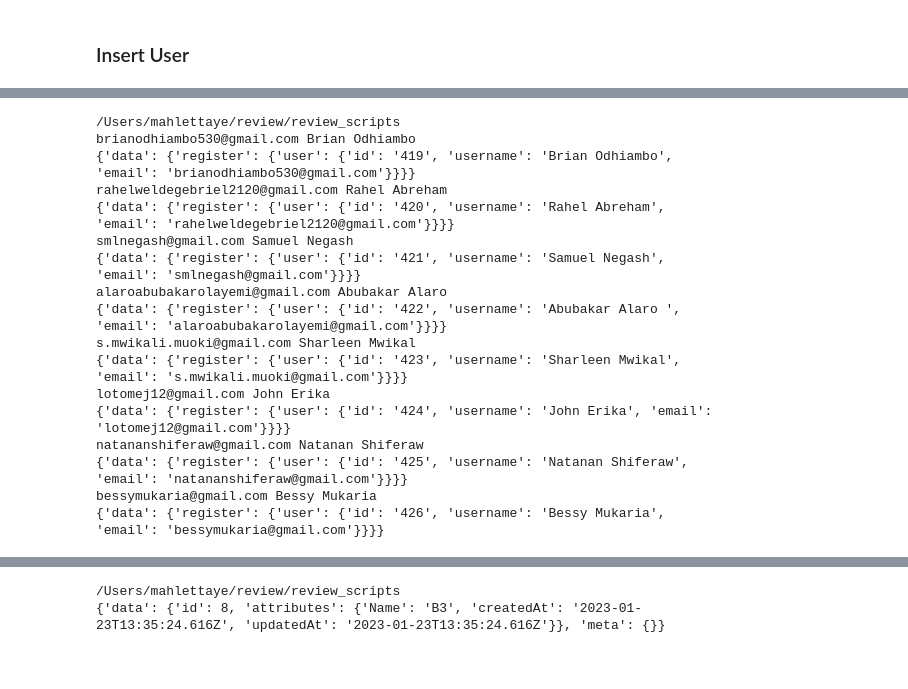
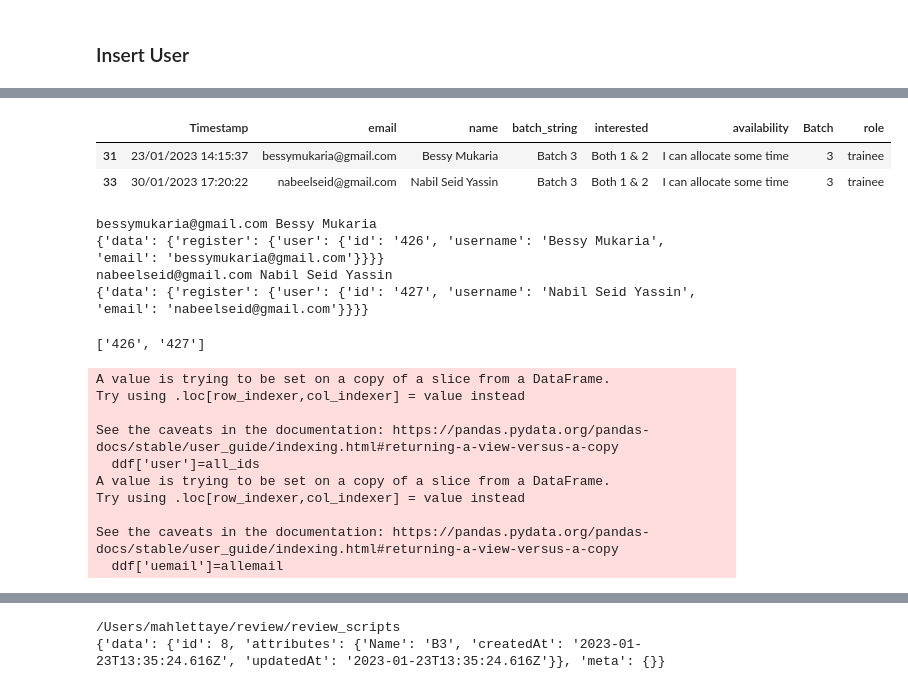
Before and after one commit to 10xac/review, a Jupyter notebook: notebooks/insert_user_for_special_challenge.ipynb, the cells around one changed output, grey strips where cells are left out. Saved outputs shown, nothing was run; the diff lists cells and outputs as text; code cells hidden in the pictures.

```diff
--- a/notebooks/insert_user_for_special_challenge.ipynb
+++ b/notebooks/insert_user_for_special_challenge.ipynb
@@ -15,6 +15,6 @@ from review_scripts import insert_users_for_special_challenge
 /Users/mahlettaye/review/review_scripts
 /Users/mahlettaye/review/review_scripts
 # %%
-iur =  insert_users_for_special_challenge.InsertUserSpecial_challenge(root="dev-cms",
+iur =  insert_users_for_special_challenge.InsertUserSpecial_challenge(root="cms",
  ssmkey="staging/strapi/token", batch=3, role="trainee")
 # %% [output]
@@ -47,23 +38,31 @@ df
+# %%
+ddf
+# %% [output]
+|  | Timestamp | email | name | batch_string | interested | availability | Batch | role |
+| 31 | 23/01/2023 14:15:37 | bessymukaria@gmail.com | Bessy Mukaria | Batch 3 | Both 1 & 2 | I can allocate some time | 3 | trainee |
+| 33 | 30/01/2023 17:20:22 | nabeelseid@gmail.com | Nabil Seid Yassin | Batch 3 | Both 1 & 2 | I can allocate some time | 3 | trainee |
 # %%
-all_ids, allemail = iur.insert_user(df=df)
+all_ids, allemail = iur.insert_user(df=ddf)
 # %% [output]
-/Users/mahlettaye/review/review_scripts
-brianodhiambo530@gmail.com Brian Odhiambo
-{'data': {'register': {'user': {'id': '419', 'username': 'Brian Odhiambo', 'email': 'brianodhiambo530@gmail.com'}}}}
-rahelweldegebriel2120@gmail.com Rahel Abreham
-{'data': {'register': {'user': {'id': '420', 'username': 'Rahel Abreham', 'email': 'rahelweldegebriel2120@gmail.com'}}}}
-smlnegash@gmail.com Samuel Negash
-{'data': {'register': {'user': {'id': '421', 'username': 'Samuel Negash', 'email': 'smlnegash@gmail.com'}}}}
-alaroabubakarolayemi@gmail.com Abubakar Alaro
-{'data': {'register': {'user': {'id': '422', 'username': 'Abubakar Alaro ', 'email': 'alaroabubakarolayemi@gmail.com'}}}}
-s.mwikali.muoki@gmail.com Sharleen Mwikal
-{'data': {'register': {'user': {'id': '423', 'username': 'Sharleen Mwikal', 'email': 's.mwikali.muoki@gmail.com'}}}}
-lotomej12@gmail.com John Erika
-{'data': {'register': {'user': {'id': '424', 'username': 'John Erika', 'email': 'lotomej12@gmail.com'}}}}
-natananshiferaw@gmail.com Natanan Shiferaw
-{'data': {'register': {'user': {'id': '425', 'username': 'Natanan Shiferaw', 'email': 'natananshiferaw@gmail.com'}}}}
 bessymukaria@gmail.com Bessy Mukaria
 {'data': {'register': {'user': {'id': '426', 'username': 'Bessy Mukaria', 'email': 'bessymukaria@gmail.com'}}}}
+nabeelseid@gmail.com Nabil Seid Yassin
+{'data': {'register': {'user': {'id': '427', 'username': 'Nabil Seid Yassin', 'email': 'nabeelseid@gmail.com'}}}}
+# %%
+all_ids
+# %% [output]
+['426', '427']
 # %%
-df['user']=all_ids
-df['uemail']=allemail
+ddf['user']=all_ids
+ddf['uemail']=allemail
+# %% [output]
+A value is trying to be set on a copy of a slice from a DataFrame.
+Try using .loc[row_indexer,col_indexer] = value instead
+
+See the caveats in the documentation: https://pandas.pydata.org/pandas-docs/stable/user_guide/indexing.html#returning-a-view-versus-a-copy
+  ddf['user']=all_ids
+A value is trying to be set on a copy of a slice from a DataFrame.
+Try using .loc[row_indexer,col_indexer] = value instead
+
+See the caveats in the documentation: https://pandas.pydata.org/pandas-docs/stable/user_guide/indexing.html#returning-a-view-versus-a-copy
+  ddf['uemail']=allemail
```
Also changed, not shown: parts of 9 cells of this notebook, 2 other files.
